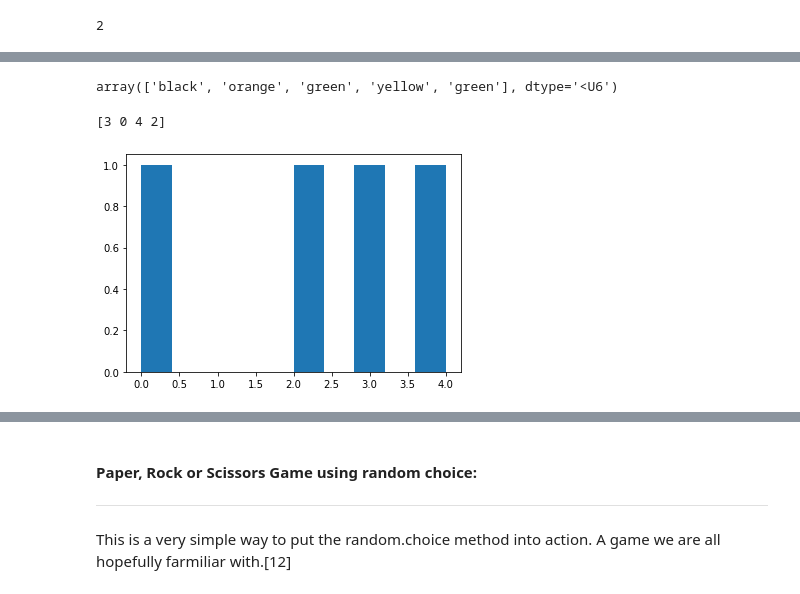
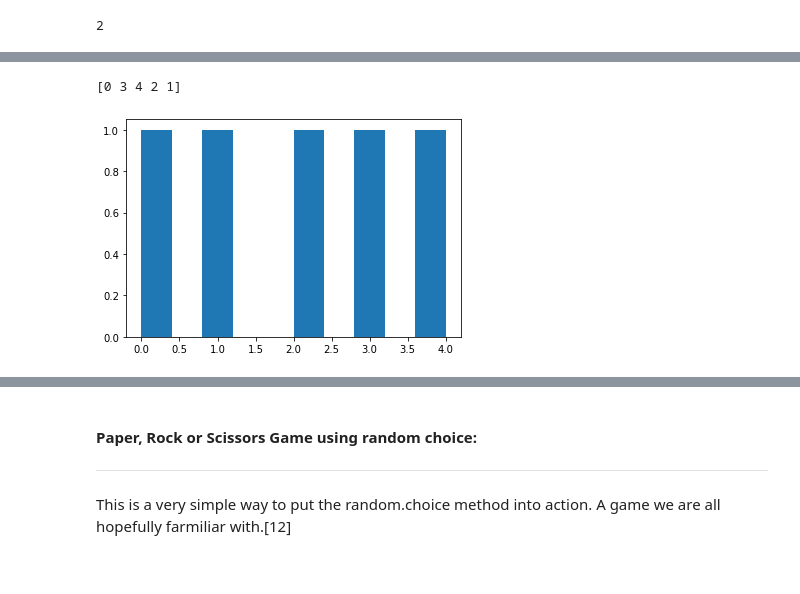
Before and after one commit to katel85/numpy.random-assignment-, a Jupyter notebook: numpy.random.ipynb, the cells around one changed output, grey strips where cells are left out. Saved outputs shown, nothing was run; the diff lists cells and outputs as text; code cells hidden in the pictures.

```diff
--- a/numpy.random.ipynb
+++ b/numpy.random.ipynb
@@ -414,20 +461,12 @@ plt.show()
-# %%
-colours = ["green", "red", "yellow","black","orange"]
-#Setting user-specified probabilities through p uses a more general but less efficient sampler than the default.
-#The general sampler produces a different sample than the optimized sampler even if each element of p is 1 / len(a).
-rng.choice(colours, 5, p=[0.5, 0.1, 0.1, 0.2,0.1])
-#rng.choice(colours, size=(4,4))
-# %% [output]
-array(['black', 'orange', 'green', 'yellow', 'green'], dtype='<U6')
 # %%
 #Generate a non-uniform random sample from np.arange(5) of size 3:
-x=rng.choice(5, 4, replace=False)#p=[0.1, 0, 0.3, 0.6, 0])
+x=rng.choice(5, 5, replace=False)#p=[0.1, 0, 0.3, 0.6, 0])
 print(x)
 plt.hist(x)
 plt.show()
 # %% [output]
-[3 0 4 2]
+[0 3 4 2 1]
-[figure, old version]
+[figure, new version]
 # %%
 #Generate a uniform random sample from np.arange(5) of size 3 without replacement:
 rng.choice(5, 3, replace=False)
```
Also changed, not shown: parts of 120 cells of this notebook.
